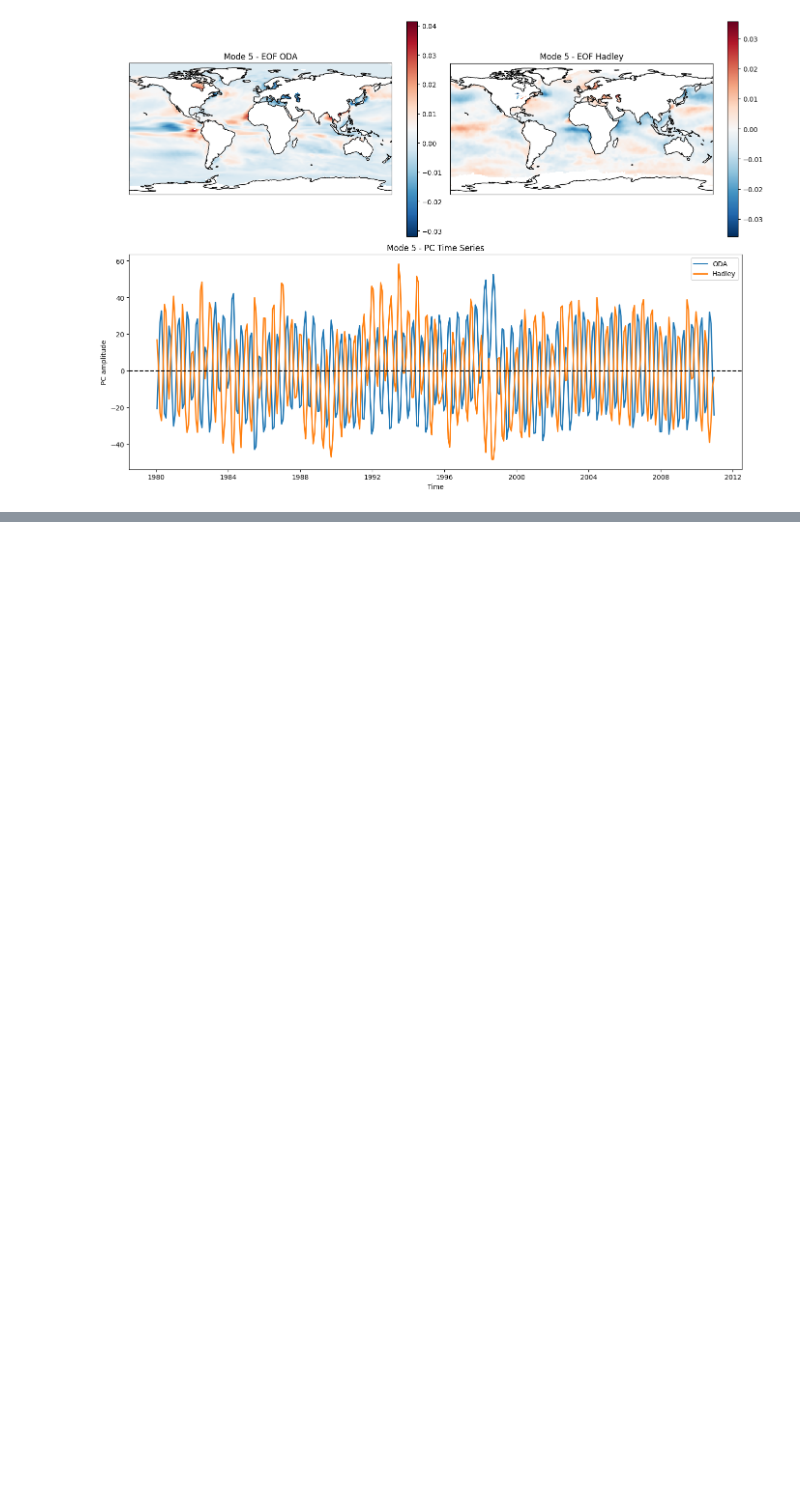
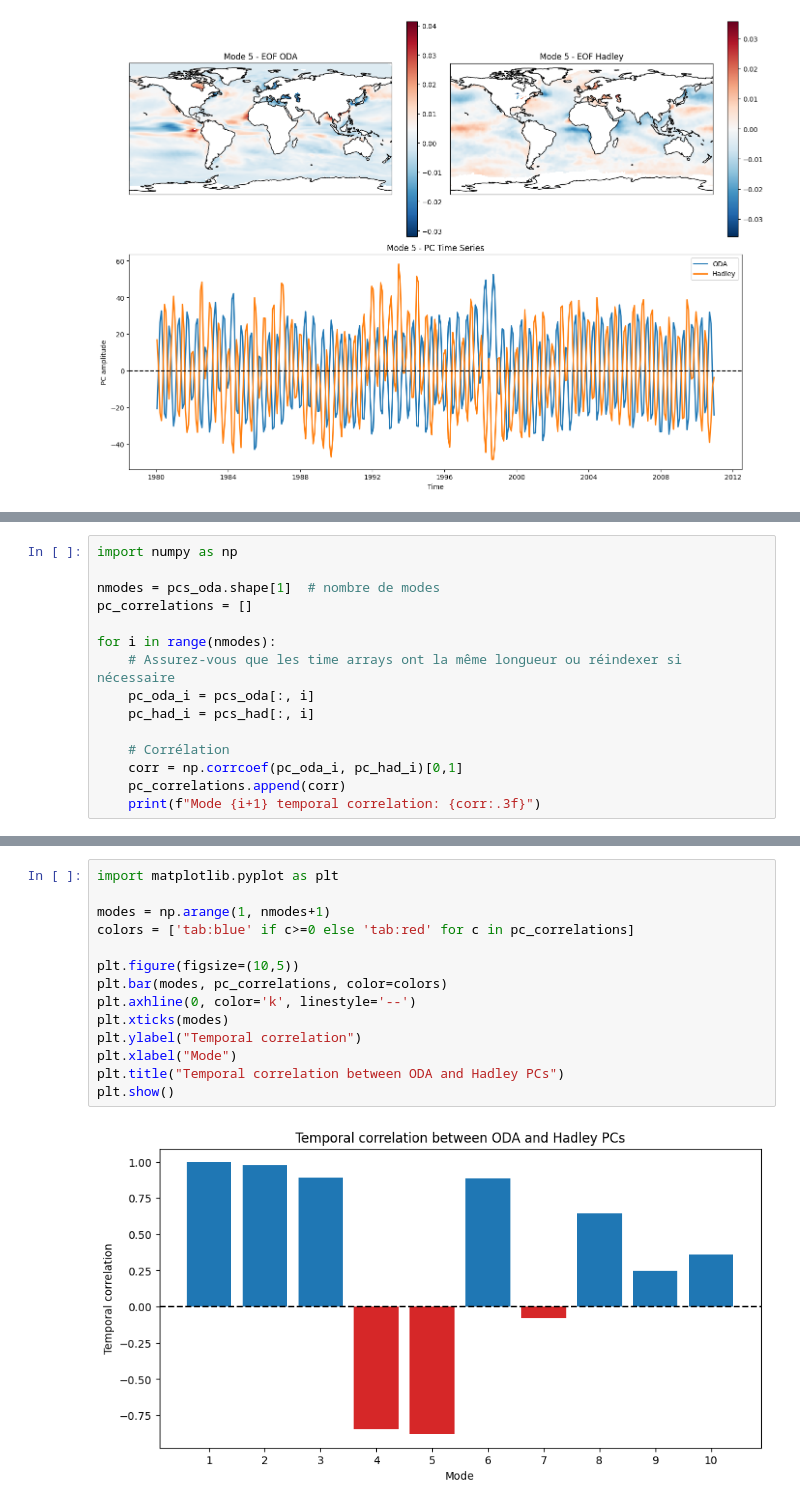
Before and after one commit to Karima-mtq/Basemap, a Jupyter notebook: projection.ipynb, the cells around one changed output, grey strips where cells are left out. Drawn from its saved outputs; the diff is of its cells as text; blank space fills up the shorter version.

```diff
--- a/projection.ipynb
+++ b/projection.ipynb
@@ -479,0 +625,15 @@ for i in range(nmodes):
+# %%
+import numpy as np
+
+nmodes = pcs_oda.shape[1]  # nombre de modes
+pc_correlations = []
+
+for i in range(nmodes):
+    # Assurez-vous que les time arrays ont la même longueur ou réindexer si nécessaire
+    pc_oda_i = pcs_oda[:, i]
+    pc_had_i = pcs_had[:, i]
+
+    # Corrélation
+    corr = np.corrcoef(pc_oda_i, pc_had_i)[0,1]
+    pc_correlations.append(corr)
+    print(f"Mode {i+1} temporal correlation: {corr:.3f}")
@@ -479,0 +651,16 @@ for i in range(nmodes):
+# %%
+import matplotlib.pyplot as plt
+
+modes = np.arange(1, nmodes+1)
+colors = ['tab:blue' if c>=0 else 'tab:red' for c in pc_correlations]
+
+plt.figure(figsize=(10,5))
+plt.bar(modes, pc_correlations, color=colors)
+plt.axhline(0, color='k', linestyle='--')
+plt.xticks(modes)
+plt.ylabel("Temporal correlation")
+plt.xlabel("Mode")
+plt.title("Temporal correlation between ODA and Hadley PCs")
+plt.show()
+# %% [output]
+[figure, added]
```
Also changed, not shown: parts of 11 cells of this notebook.
